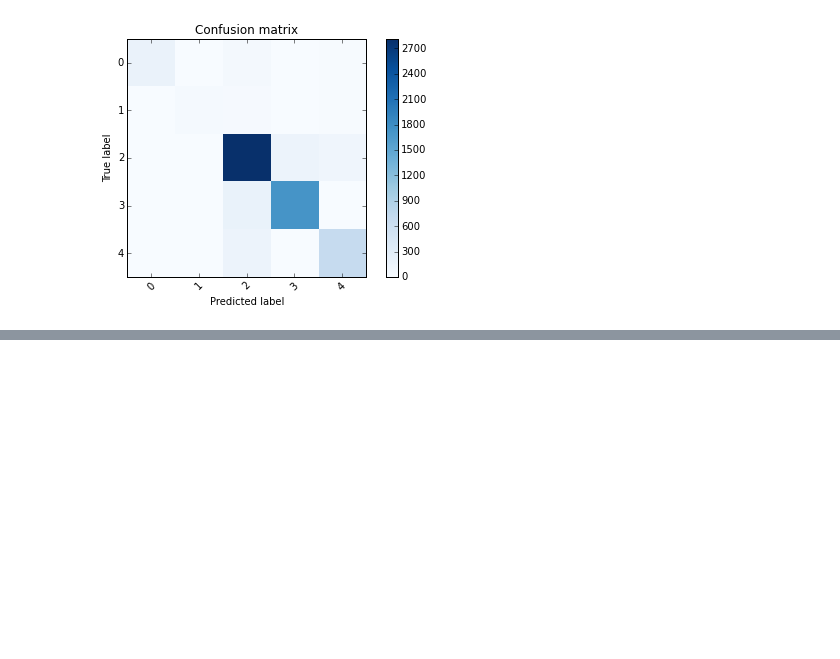
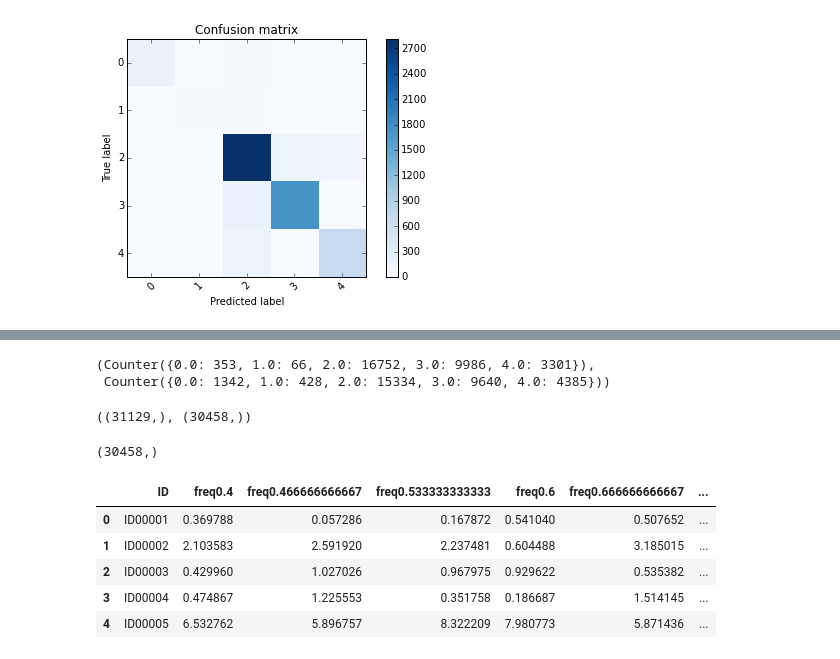
Before and after one commit to sofcalca/sleep, a Jupyter notebook: Boosting.ipynb, the cells around one changed output, grey strips where cells are left out. Drawn from its saved outputs; the diff is of its cells as text; code cells hidden in the pictures; blank space fills up the shorter version.

```diff
--- a/Boosting.ipynb
+++ b/Boosting.ipynb
@@ -261,0 +288,14 @@ True
+# %%
+import collections
+collections.Counter(prediction), collections.Counter(labels["TARGET"])
+# %% [output]
+(Counter({0.0: 353, 1.0: 66, 2.0: 16752, 3.0: 9986, 4.0: 3301}),
+ Counter({0.0: 1342, 1.0: 428, 2.0: 15334, 3.0: 9640, 4.0: 4385}))
+# %%
+labels["TARGET"].shape, prediction.shape
+# %% [output]
+((31129,), (30458,))
+# %%
+prediction.shape
+# %% [output]
+(30458,)
@@ -261,0 +307,9 @@ True
+# %%
+frequencies_test["ID"]
+# %% [output]
+|  | ID | freq0.4 | freq0.466666666667 | freq0.533333333333 | freq0.6 | freq0.666666666667 | ... |
+| 0 | ID00001 | 0.369788 | 0.057286 | 0.167872 | 0.541040 | 0.507652 | ... |
+| 1 | ID00002 | 2.103583 | 2.591920 | 2.237481 | 0.604488 | 3.185015 | ... |
+| 2 | ID00003 | 0.429960 | 1.027026 | 0.967975 | 0.929622 | 0.535382 | ... |
+| 3 | ID00004 | 0.474867 | 1.225553 | 0.351758 | 0.186687 | 1.514145 | ... |
+| 4 | ID00005 | 6.532762 | 5.896757 | 8.322209 | 7.980773 | 5.871436 | ... |
```
Also changed, not shown: parts of 8 cells of this notebook.
